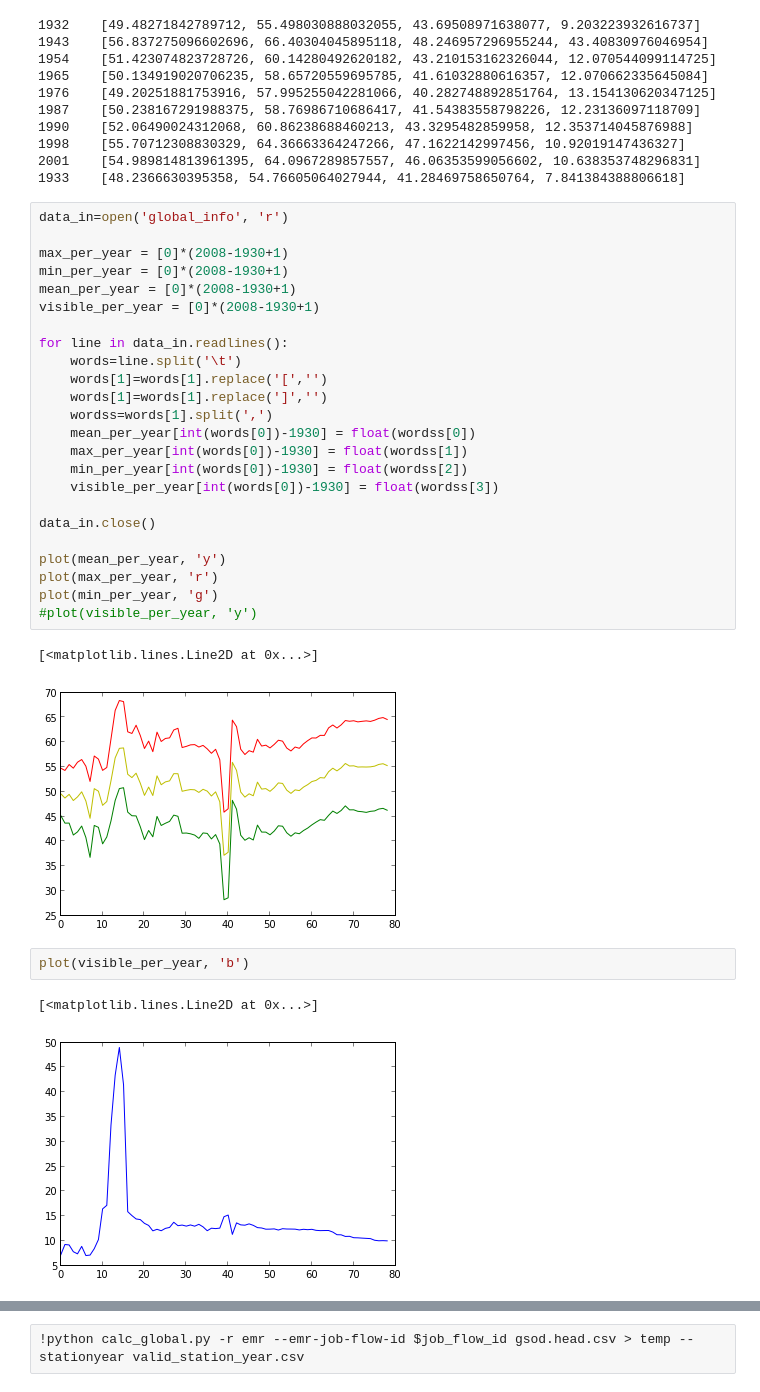
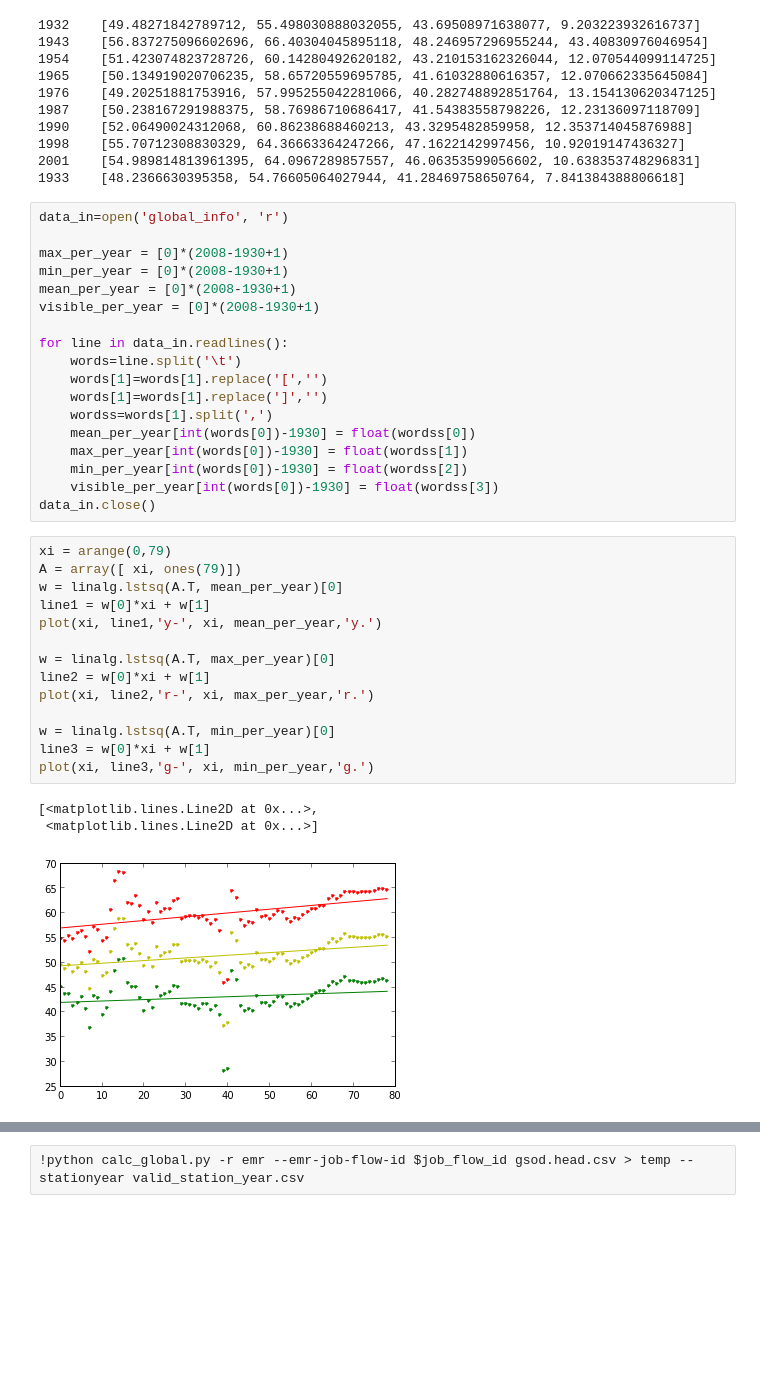
Before and after one commit to stream101/bigdata_final, a Jupyter notebook: 02_Global_Trend.ipynb, the cells around one changed output, grey strips where cells are left out. Saved outputs shown, nothing was run; the diff lists cells and outputs as text; blank space fills up the shorter version.

```diff
--- a/02_Global_Trend.ipynb
+++ b/02_Global_Trend.ipynb
@@ -195,18 +195,22 @@ for line in data_in.readlines():
     max_per_year[int(words[0])-1930] = float(wordss[1])
     min_per_year[int(words[0])-1930] = float(wordss[2])
     visible_per_year[int(words[0])-1930] = float(wordss[3])
-
 data_in.close()
-
-plot(mean_per_year, 'y')
-plot(max_per_year, 'r')
-plot(min_per_year, 'g')
-#plot(visible_per_year, 'y')
-# %% [output]
-[<matplotlib.lines.Line2D at 0x...>]
-[figure, removed]
-# %%
-plot(visible_per_year, 'b')
-# %% [output]
-[<matplotlib.lines.Line2D at 0x...>]
-[figure, removed]
+# %%
+xi = arange(0,79)
+A = array([ xi, ones(79)])
+w = linalg.lstsq(A.T, mean_per_year)[0]
+line1 = w[0]*xi + w[1]
+plot(xi, line1,'y-', xi, mean_per_year,'y.')
+
+w = linalg.lstsq(A.T, max_per_year)[0]
+line2 = w[0]*xi + w[1]
+plot(xi, line2,'r-', xi, max_per_year,'r.')
+
+w = linalg.lstsq(A.T, min_per_year)[0]
+line3 = w[0]*xi + w[1]
+plot(xi, line3,'g-', xi, min_per_year,'g.')
+# %% [output]
+[<matplotlib.lines.Line2D at 0x...>,
+ <matplotlib.lines.Line2D at 0x...>]
+[figure, added]
```
Also changed, not shown: parts of 1 cell of this notebook.
